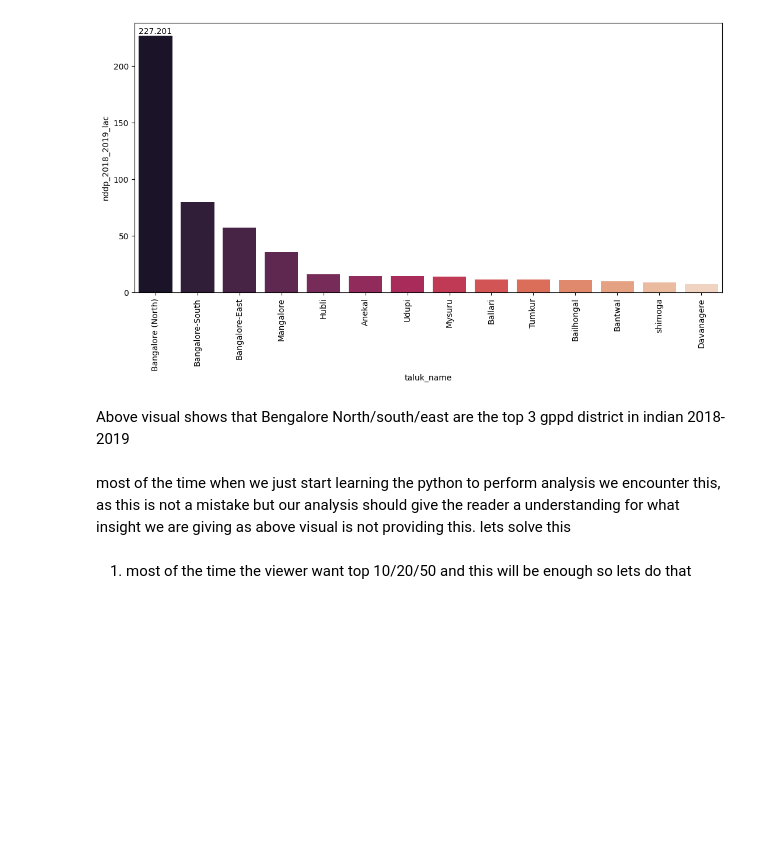
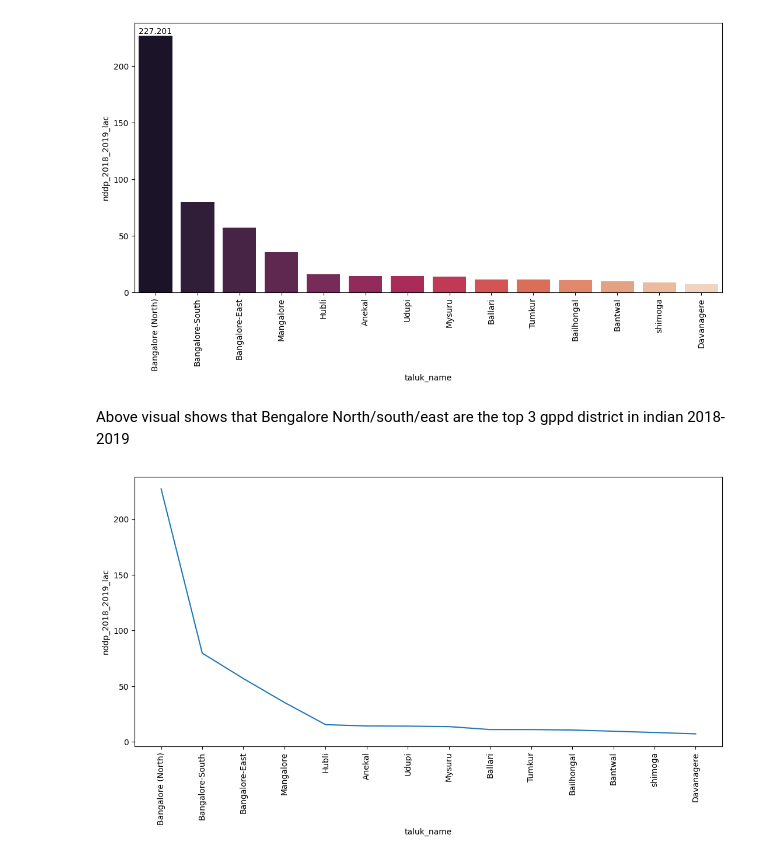
Before and after one commit to gyanbdrmagar/indian-district-income-and-per-capita-income, a Jupyter notebook: analysis.ipynb, the cells around one changed output. Cells and saved outputs as stored; diff of their text form; code cells hidden in the pictures; blank space fills up the shorter version.

Commit message:
line_plot

````diff
--- a/analysis.ipynb
+++ b/analysis.ipynb
@@ -151,33 +151,6 @@ memory usage: 12.6+ KB
 df['taluk_name'].nunique()
 # %% [output]
 227
-# %%
-Sure! Here's the Python code to generate the bar plot you described:
-
-```python
-import matplotlib.pyplot as plt
-import seaborn as sb
-import pandas as pd
-
-# Sample data to simulate the DataFrame
-data = {
-    'taluk_name': ['Taluk1', 'Taluk2', 'Taluk3', 'Taluk4', 'Taluk5', 'Taluk6', 'Taluk7', 'Taluk8', 'Taluk9', 'Taluk10',
-                   'Taluk11', 'Taluk12', 'Taluk13', 'Taluk14', 'Taluk15', 'Taluk16', 'Taluk17', 'Taluk18', 'Taluk19', 'Taluk20'],
-    'gddp_2018_2019': [100, 200, 150, 300, 250, 400, 350, 450, 500, 550, 600, 650, 700, 750, 800, 850, 900, 950, 1000, 1050]
-}
-
-# Create DataFrame
-df = pd.DataFrame(data)
-
-# Plotting the bar plot
-plt.figure(figsize=(9,9))
-bar_plot = sb.barplot(data=df.nlargest(20,'gddp_2018_2019'), x='taluk_name', y='gddp_2018_2019')
-
-plt.xticks(rotation=90)
-plt.show()
-```
-
-This code will create a bar plot showing the top 20 taluks based on their GDDP for the year 2018-2019. If you have any more questions or need further assistance, feel free to ask!
 # %%
 df['gddp_2018_2019_lac'] = df['gddp_2018_2019']/100000
 # %%
@@ -219,8 +192,15 @@ Passing `palette` without assigning `hue` is deprecated and will be removed in v
 [figure]
 # %% [markdown]
 Above visual shows that Bengalore North/south/east are the top 3 gppd district in indian 2018-2019
-# %% [markdown]
-most of the time when we just start learning the python to perform analysis we encounter this, as this is not a mistake but our analysis should give the reader a understanding for what insight we are giving as above visual is not providing this. lets solve this
-# %% [markdown]
-1. most of the time the viewer want top 10/20/50 and this will be enough
-so lets do that
+# %%
+df['gddp_2011_2012'] = df['gddp_2011_2012']/100000
+df['gddp_2011_2012'] = df['gddp_2011_2012']/100000
+# %%
+''' you can also give addition point like title but just keeping it simple'''
+
+plt.figure(figsize = (13,6))
+sb.lineplot(data = df.nlargest(15,'nddp_2018_2019_lac'),x = 'taluk_name', y = 'nddp_2018_2019_lac', palette = 'rocket')
+plt.xticks(rotation = 90)
+plt.show()
+# %% [output]
+[figure, added]
````
Also changed, not shown: parts of 10 cells of this notebook.
